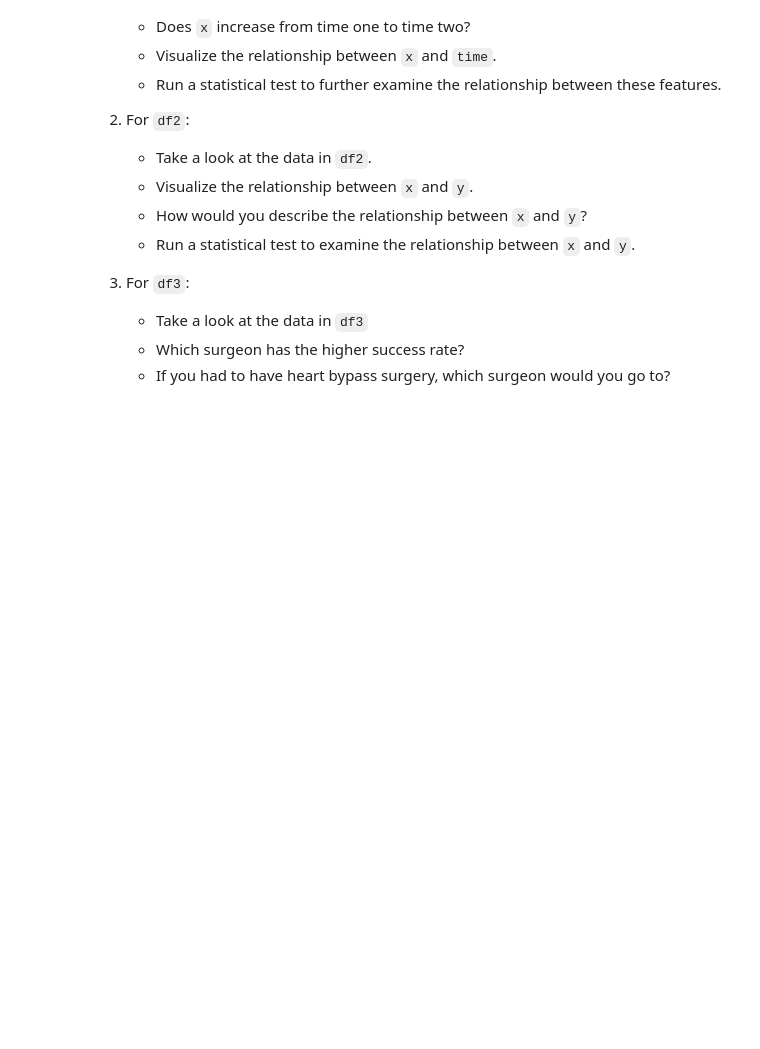
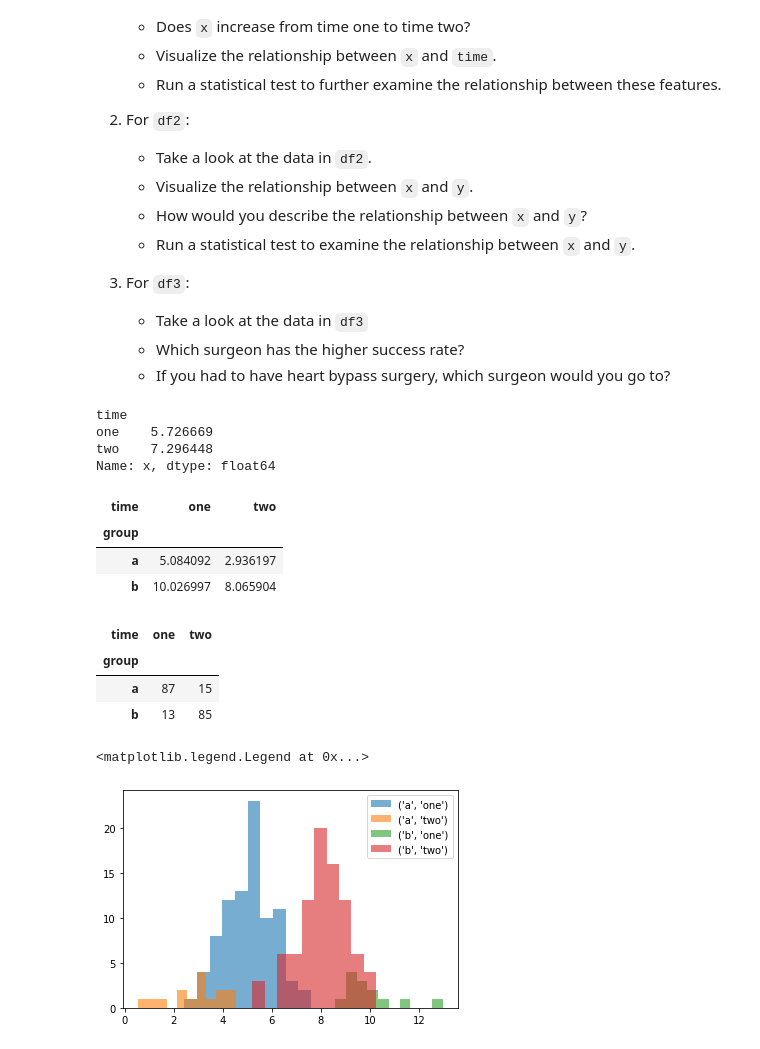
Before and after one commit to CodeupClassroom/florence-advanced-topics, a Jupyter notebook: exercise.ipynb, the cells around one changed output. Cells and saved outputs as stored; diff of their text form; code cells hidden in the pictures; blank space fills up the shorter version.

```diff
--- a/exercise.ipynb
+++ b/exercise.ipynb
@@ -32,3 +32,31 @@ from scipy import stats
 df1 = pd.read_csv('https://gist.githubusercontent.com/zgulde/cf9e11788c122bf6a75447209f8a9f0e/raw/17535dc2c29d6c47c228279e8941c037bb2d4405/one.csv')
 df2 = pd.read_csv('https://gist.githubusercontent.com/zgulde/cf9e11788c122bf6a75447209f8a9f0e/raw/17535dc2c29d6c47c228279e8941c037bb2d4405/two.csv')
 df3 = pd.read_csv('https://gist.githubusercontent.com/zgulde/cf9e11788c122bf6a75447209f8a9f0e/raw/a6e34db05ac8d817789c205787527974fa10c092/three.csv')
+# %%
+df1.groupby('time').x.mean()
+# %% [output]
+time
+one    5.726669
+two    7.296448
+Name: x, dtype: float64
+# %%
+df1.pivot_table('x', 'group', 'time')
+# %% [output]
+| time | one | two |
+| group |  |  |
+| a | 5.084092 | 2.936197 |
+| b | 10.026997 | 8.065904 |
+# %%
+pd.crosstab(df1.group, df1.time)
+# %% [output]
+| time | one | two |
+| group |  |  |
+| a | 87 | 15 |
+| b | 13 | 85 |
+# %%
+for subgroup, x in df1.groupby(['group', 'time']).x:
+    plt.hist(x, label=str(subgroup), alpha=.6)
+plt.legend()
+# %% [output]
+<matplotlib.legend.Legend at 0x...>
+[figure, added]
```
Also changed, not shown: parts of 7 cells of this notebook.
